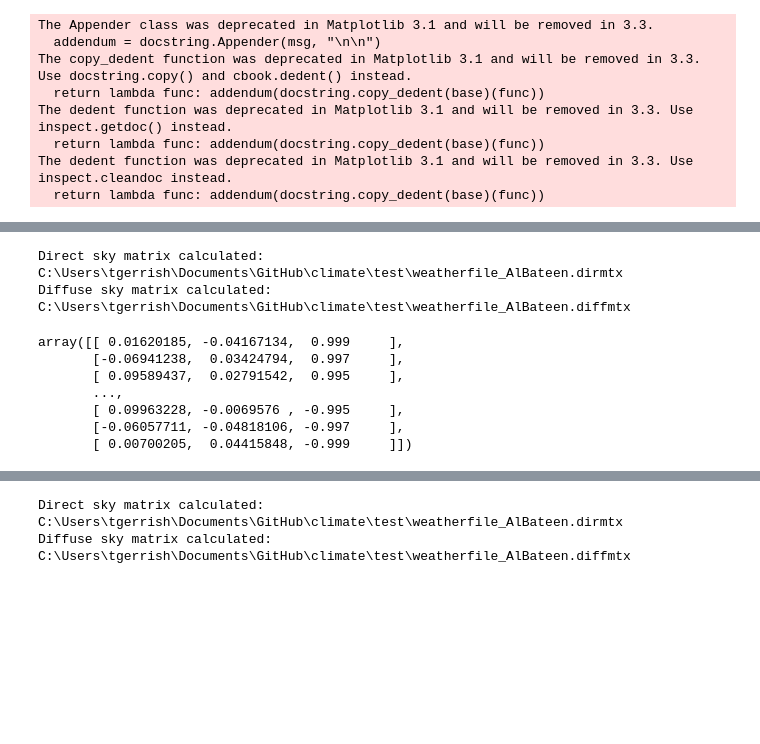
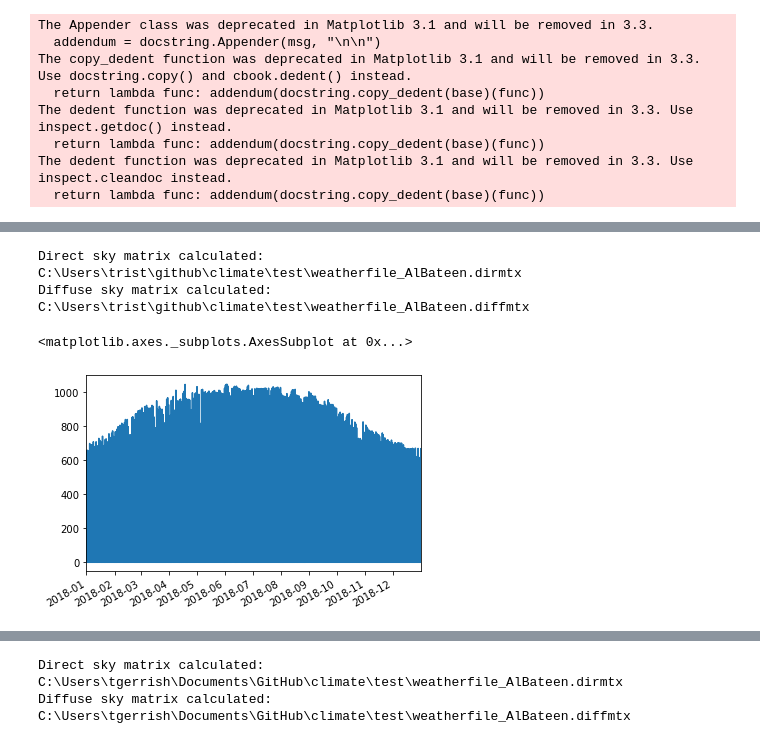
Before and after one commit to cycle13/climate, a Jupyter notebook: test.ipynb, the cells around one changed output, grey strips where cells are left out. Drawn from its saved outputs; the diff is of its cells as text; code cells hidden in the pictures; blank space fills up the shorter version.

```diff
--- a/test.ipynb
+++ b/test.ipynb
@@ -27,34 +27,12 @@ Diffuse sky matrix calculated: C:\Users\tgerrish\Documents\GitHub\climate\test\w
 # %%
 from climate.sun import SkyMatrix
-from climate.mrt import generate_numerous_vectors
 
 smx = SkyMatrix(wea_file=w.wea_path, reinhart=True)
-
-
-nv_points = generate_numerous_vectors()
-resampled_values = smx.resample_total_sky_matrix(nv_points)
 # %% [output]
-Direct sky matrix calculated: C:\Users\tgerrish\Documents\GitHub\climate\test\weatherfile_AlBateen.dirmtx
-Diffuse sky matrix calculated: C:\Users\tgerrish\Documents\GitHub\climate\test\weatherfile_AlBateen.diffmtx
+Direct sky matrix calculated: C:\Users\trist\github\climate\test\weatherfile_AlBateen.dirmtx
+Diffuse sky matrix calculated: C:\Users\trist\github\climate\test\weatherfile_AlBateen.diffmtx
-# %%
-from numpy import pi, cos, sin, arccos, arange
-import mpl_toolkits.mplot3d
-import matplotlib.pyplot as pp
-
-# This replaces the generate_numerous_vectors method
-def fibonacci_sphere(num_pts=1000):
-    indices = np.arange(0, num_pts, dtype=float) + 0.5
-    phi = np.arccos(1 - 2 * indices / num_pts)
-    theta = pi * (1 + 5 ** 0.5) * indices
-    x, y, z = cos(theta) * sin(phi), sin(theta) * sin(phi), cos(phi)
-    return np.stack([x, y, z]).T
-
-fibonacci_sphere()
-# %% [output]
-array([[ 0.01620185, -0.04167134,  0.999     ],
-       [-0.06941238,  0.03424794,  0.997     ],
-       [ 0.09589437,  0.02791542,  0.995     ],
-       ...,
-       [ 0.09963228, -0.0069576 , -0.995     ],
-       [-0.06057711, -0.04818106, -0.997     ],
-       [ 0.00700205,  0.04415848, -0.999     ]])
+# %%
+w.global_horizontal_radiation.plot()
+# %% [output]
+<matplotlib.axes._subplots.AxesSubplot at 0x...>
+[figure, added]
```
Also changed, not shown: parts of 8 cells of this notebook, 3 other files.
